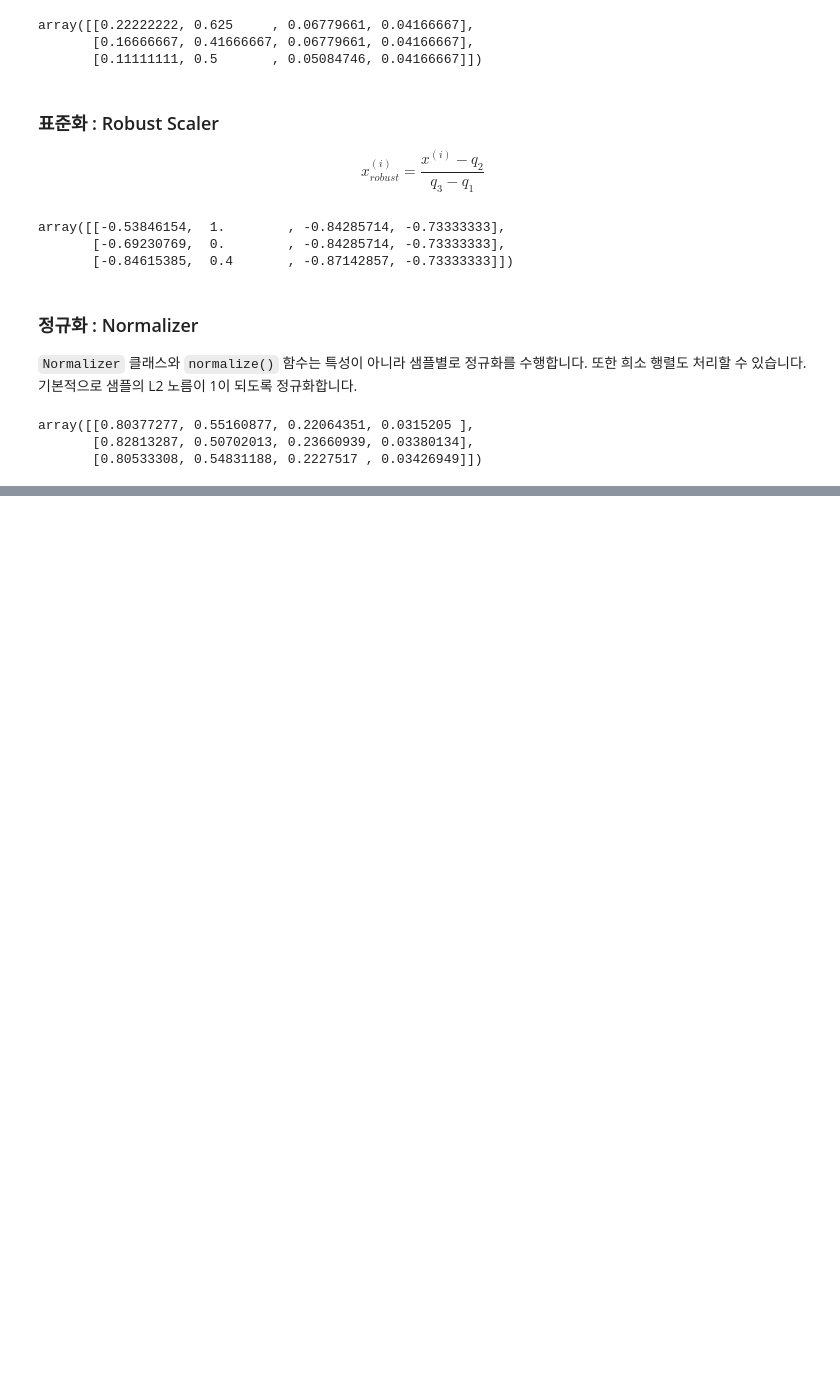
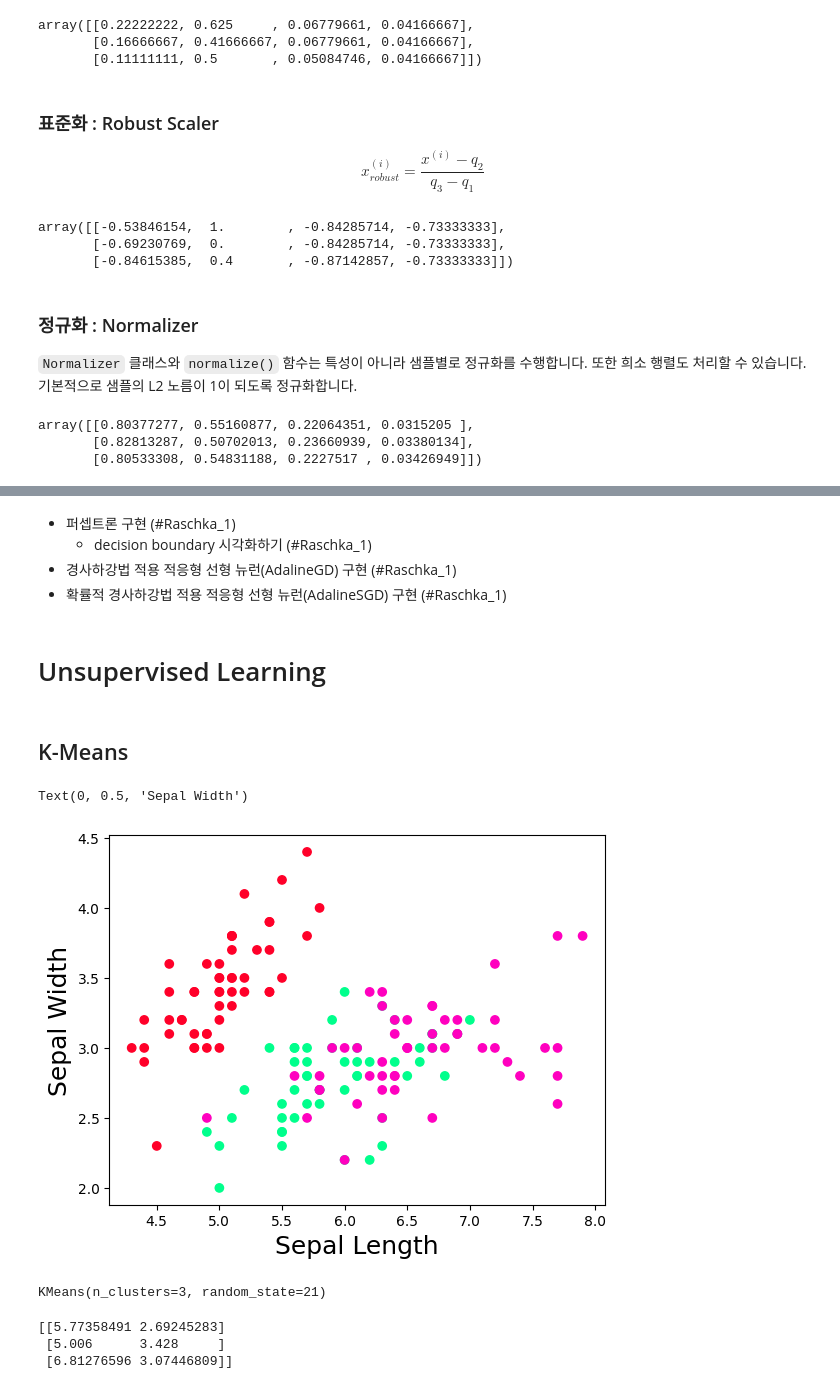
Before and after one commit to oldcamel-sw/datascience-2023, a Jupyter notebook: Contents/NEW.ipynb, the cells around one changed output, grey strips where cells are left out. Cells and saved outputs as stored; diff of their text form; code cells hidden in the pictures; blank space fills up the shorter version.

```diff
--- a/Contents/NEW.ipynb
+++ b/Contents/NEW.ipynb
@@ -1869,0 +2205,9 @@ array([[0.80377277, 0.55160877, 0.22064351, 0.0315205 ],
+# %% [markdown]
+- 퍼셉트론 구현 (#Raschka_1)
+    - decision boundary 시각화하기 (#Raschka_1)
+- 경사하강법 적용 적응형 선형 뉴런(AdalineGD) 구현 (#Raschka_1)
+- 확률적 경사하강법 적용 적응형 선형 뉴런(AdalineSGD) 구현 (#Raschka_1)
+# %% [markdown]
+# Unsupervised Learning
+# %% [markdown]
+## K-Means
@@ -1869,0 +2217,23 @@ array([[0.80377277, 0.55160877, 0.22064351, 0.0315205 ],
+# %%
+df = df_iris.copy()
+X = df.iloc[:, :2]
+y = df['target']
+# %%
+plt.scatter(X.iloc[:, 0], X.iloc[:, 1], c=y, cmap='gist_rainbow')
+plt.xlabel('Sepal Length', fontsize=18)
+plt.ylabel('Sepal Width', fontsize=18)
+# %% [output]
+Text(0, 0.5, 'Sepal Width')
+[figure, added]
+# %%
+km = KMeans(n_clusters = 3, random_state = 21)
+km.fit(X)
+# %% [output]
+KMeans(n_clusters=3, random_state=21)
+# %%
+centers = km.cluster_centers_
+print(centers)
+# %% [output]
+[[5.77358491 2.69245283]
+ [5.006      3.428     ]
+ [6.81276596 3.07446809]]
```
Also changed, not shown: parts of 61 cells of this notebook, 4 other files.
